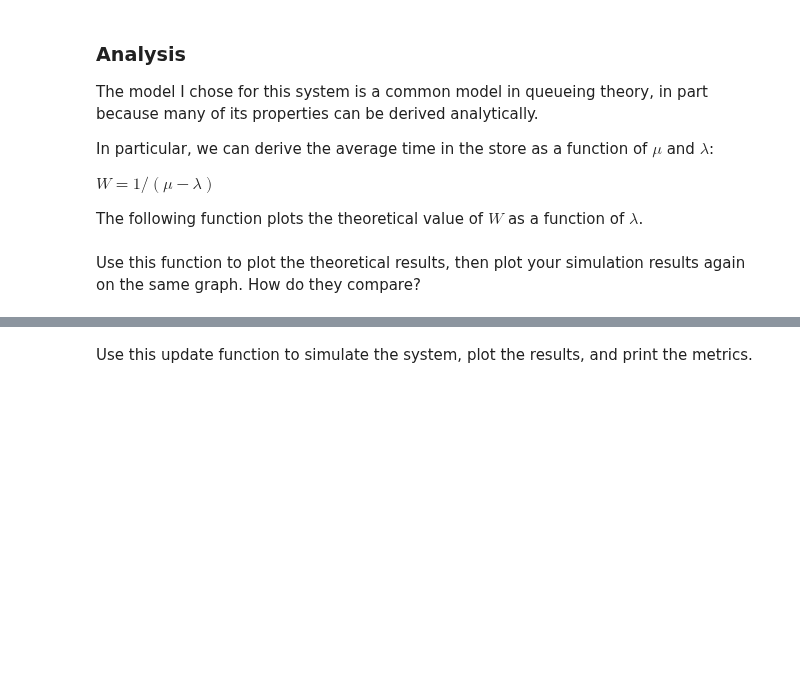
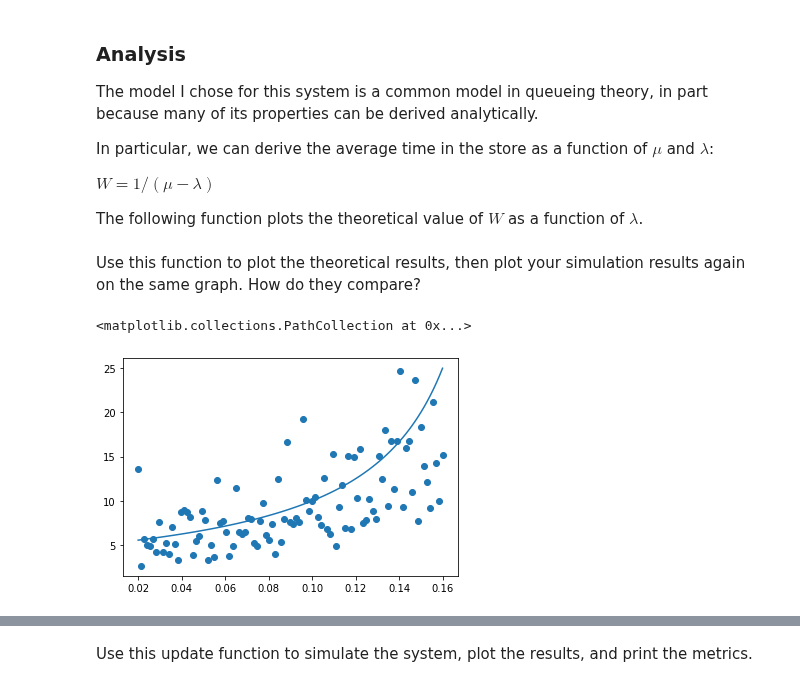
Before and after one commit to ferrysany/ModSimPy, a Jupyter notebook: examples/queue.ipynb, the cells around one changed output, grey strips where cells are left out. Saved outputs shown, nothing was run; the diff lists cells and outputs as text; code cells hidden in the pictures; blank space fills up the shorter version.

```diff
--- a/examples/queue.ipynb
+++ b/examples/queue.ipynb
@@ -228,3 +243,9 @@ Use this function to plot the theoretical results, then plot your simulation res
+# %%
+plot_W(lam_array, mu)
+plt.scatter(sweep1.index, sweep1)
+# %% [output]
+<matplotlib.collections.PathCollection at 0x...>
+[figure, added]
 # %% [markdown]
 ## Multiple servers
 
```
Also changed, not shown: parts of 8 cells of this notebook.
